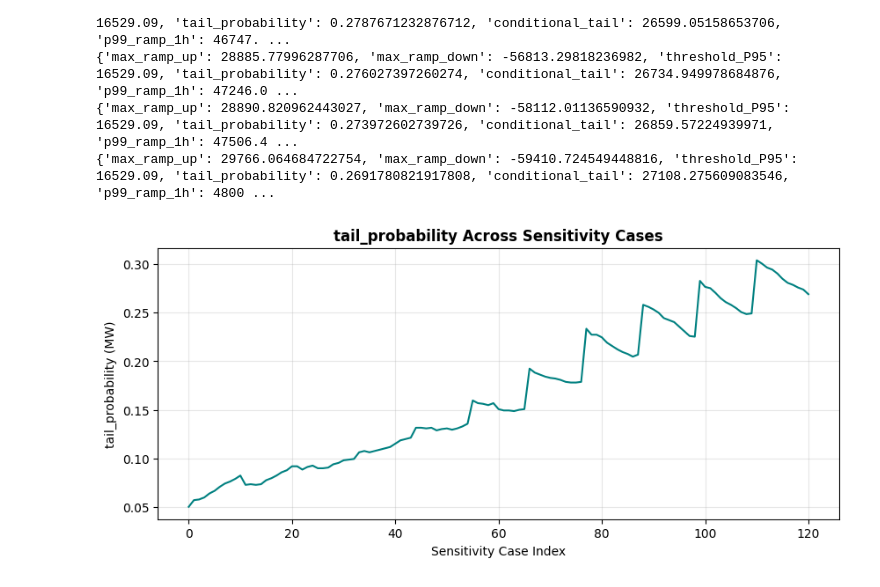
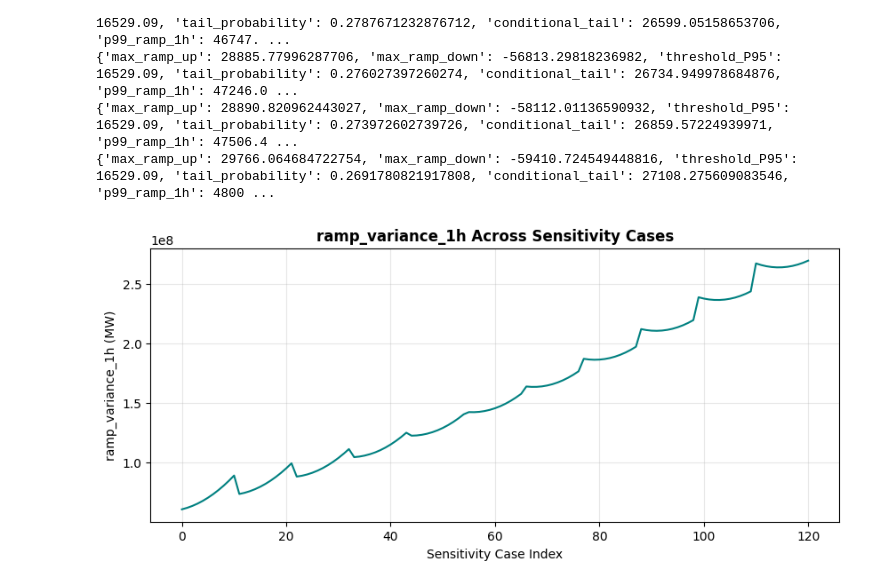
Before and after one commit to kylezlin-hub/Renewable-PowerGrid-Risk, a Jupyter notebook: notebooks/03_senario_generation.ipynb, the cells around one changed output. Drawn from its saved outputs; the diff is of its cells as text; code cells hidden in the pictures.

Commit message:
check ramp variance

```diff
--- a/notebooks/03_senario_generation.ipynb
+++ b/notebooks/03_senario_generation.ipynb
@@ -181,17 +181,17 @@ sens_df = pd.DataFrame(sensitivity_results)
 # %%
 
 def plot_std_abs_ramp_1h(sens_df, var='std_abs_ramp_1h'):
     sens_df[var] = sens_df['risk'].apply(lambda risk: risk.get(var))
 
     ax = sens_df[var].plot(figsize=(10, 4), color='teal', linewidth=1.5)
     ax.set_title(f'{var} Across Sensitivity Cases', fontsize=12, fontweight='bold')
     ax.set_xlabel('Sensitivity Case Index')
     ax.set_ylabel(f'{var} (MW)')
     ax.grid(alpha=0.3)
 
-plot_std_abs_ramp_1h(sens_df, var='tail_probability')
+plot_std_abs_ramp_1h(sens_df, var='ramp_variance_1h')
 # %% [output]
-[figure, old version]
+[figure, new version]
 # %%
 
 def plot_3D(df, z_col):
```
Also changed, not shown: parts of 1 cell of this notebook.
